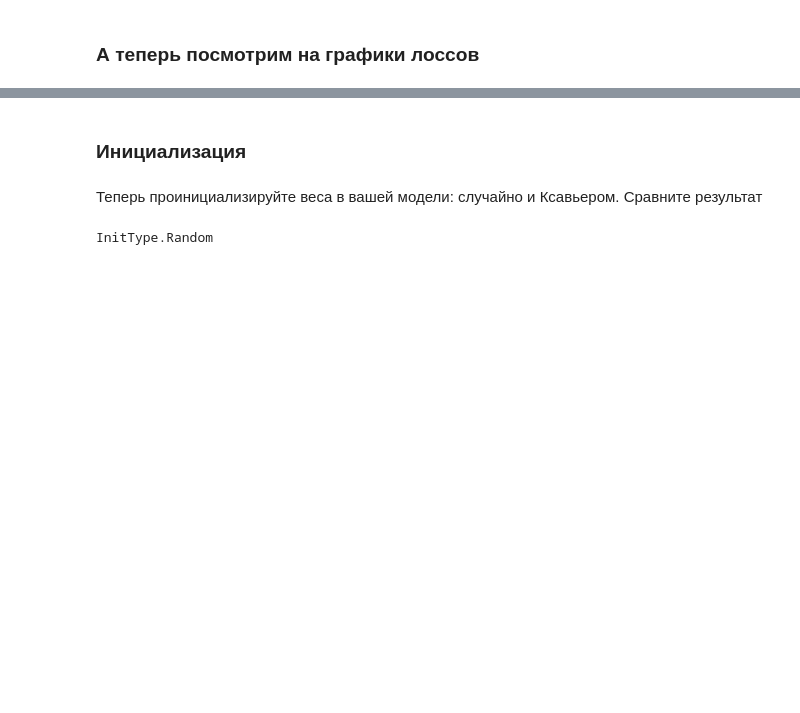
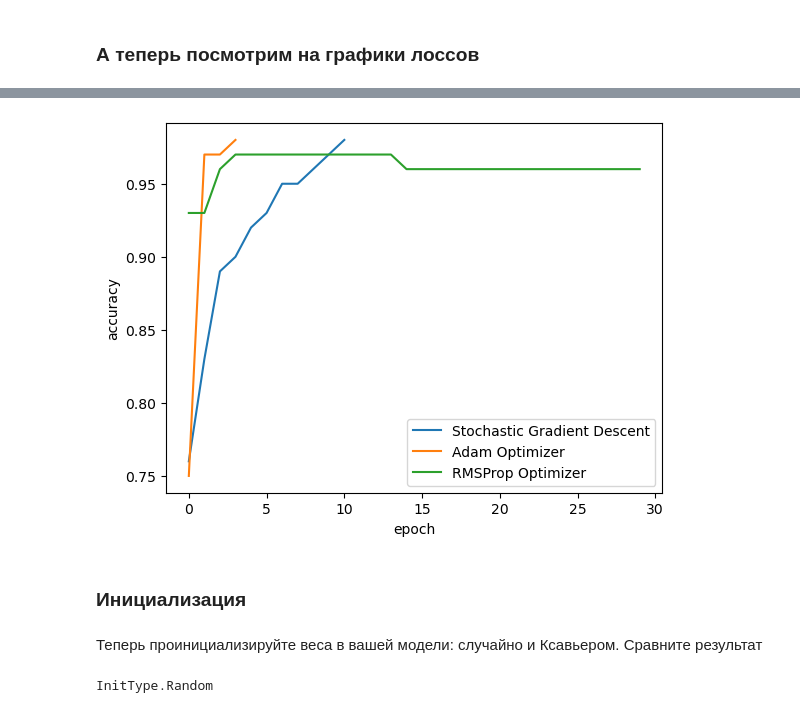
Before and after one commit to diemvs/hse_hw, a Jupyter notebook: dl/homework_01.ipynb, the cells around one changed output, grey strips where cells are left out. Drawn from its saved outputs; the diff is of its cells as text; code cells hidden in the pictures; blank space fills up the shorter version.

```diff
--- a/dl/homework_01.ipynb
+++ b/dl/homework_01.ipynb
@@ -270,3 +287,13 @@ plt.show()
+# %%
+plt.plot(result['SGD']['valid_acc_history'], label = "Stochastic Gradient Descent")
+plt.plot(result['Adam']['valid_acc_history'], label = "Adam Optimizer")
+plt.plot(result['RMSprop']['valid_acc_history'], label = 'RMSProp Optimizer')
+plt.xlabel('epoch')
+plt.ylabel('accuracy')
+plt.legend()
+plt.show()
+# %% [output]
+[figure, added]
 # %% [markdown]
 ### Инициализация
 # %% [markdown]
```
Also changed, not shown: parts of 6 cells of this notebook.
